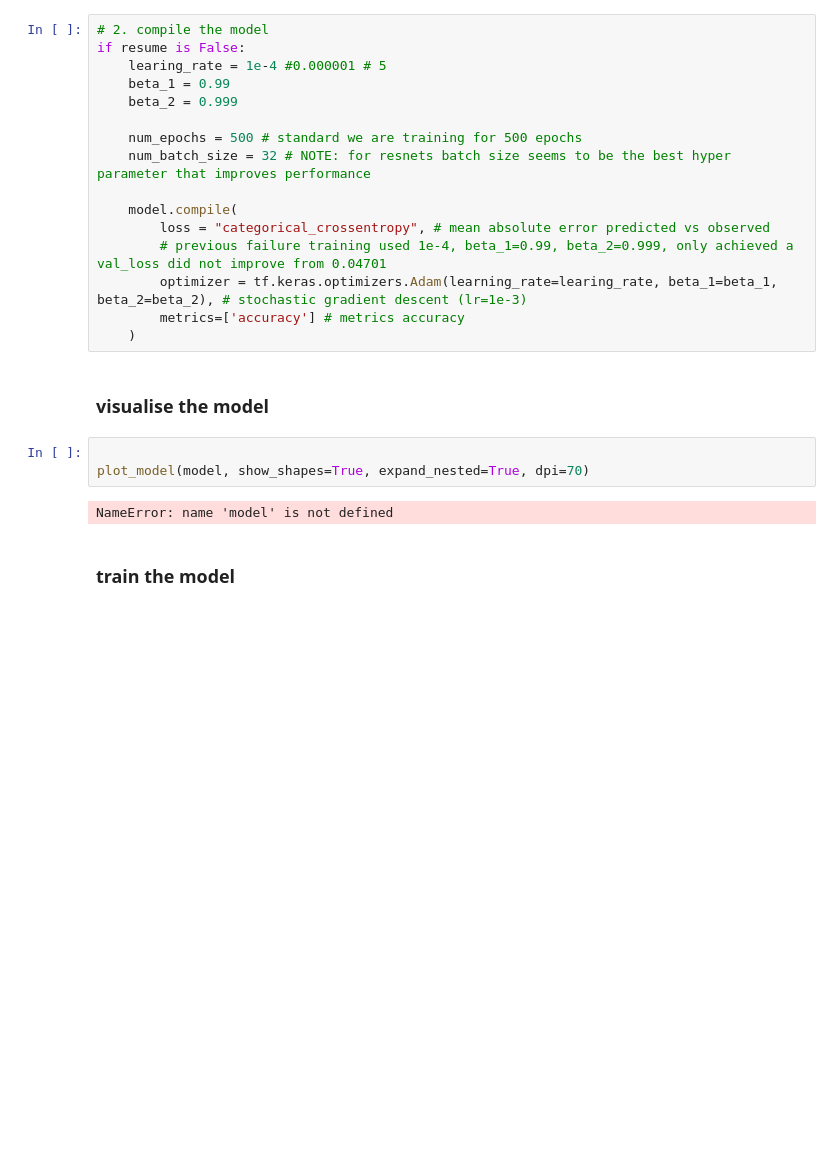
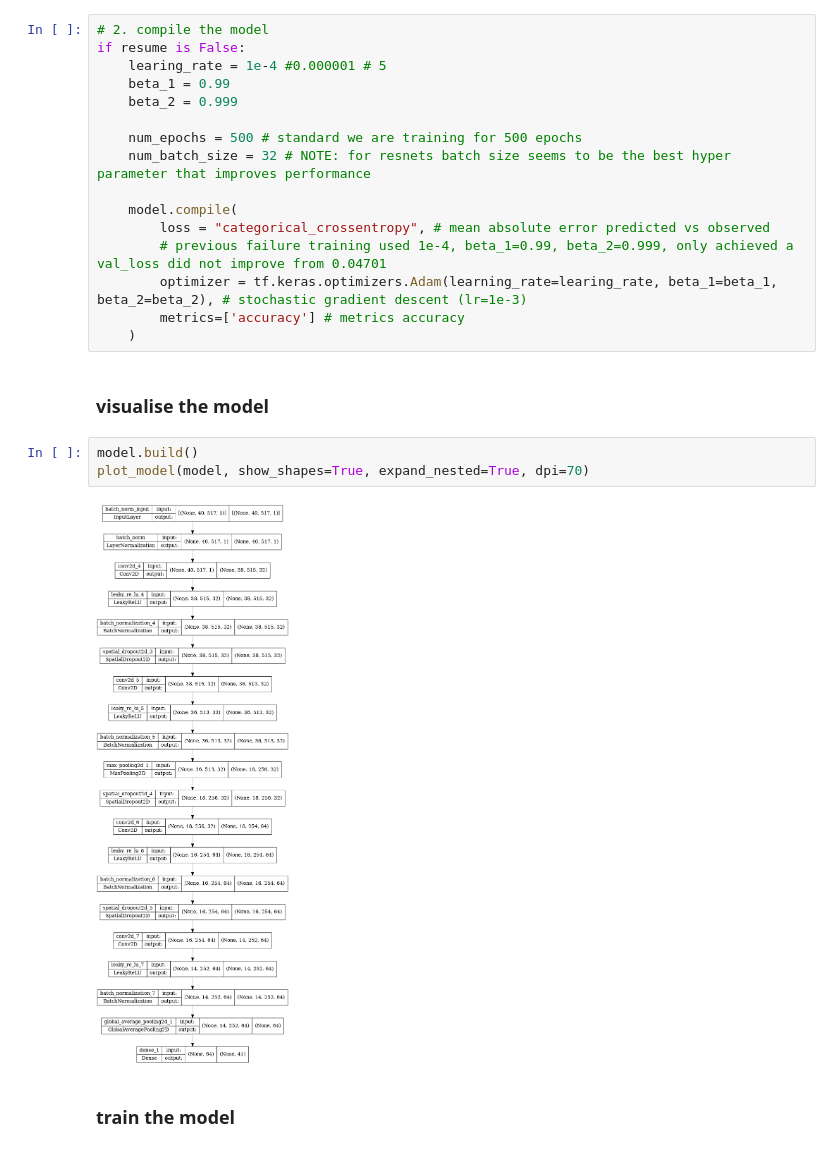
Before and after one commit to Auzlex/uwe-dsp, a Jupyter notebook: audio_cnn_test/FSD_Kaggle_Properly/MFCC_CNN.ipynb, the cells around one changed output. Drawn from its saved outputs; the diff is of its cells as text; blank space fills up the shorter version.

```diff
--- a/audio_cnn_test/FSD_Kaggle_Properly/MFCC_CNN.ipynb
+++ b/audio_cnn_test/FSD_Kaggle_Properly/MFCC_CNN.ipynb
@@ -269,10 +293,10 @@ if resume is False:
 # %% [markdown]
 ### visualise the model
 # %%
-
+model.build()
 plot_model(model, show_shapes=True, expand_nested=True, dpi=70)
 # %% [output]
-NameError: name 'model' is not defined
+[figure, added]
 # %% [markdown]
 ### train the model
 # %%
```
Also changed, not shown: parts of 15 cells of this notebook, 6 other files.
